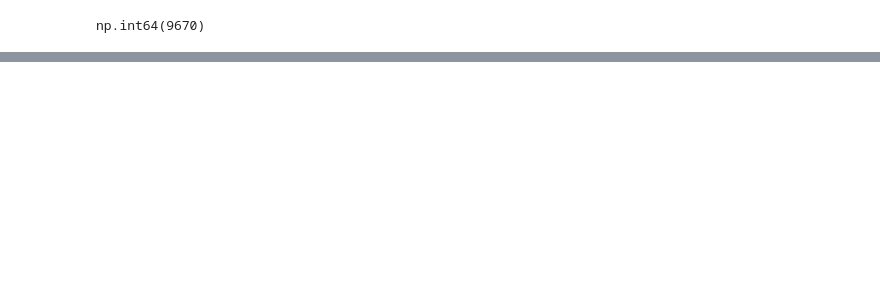
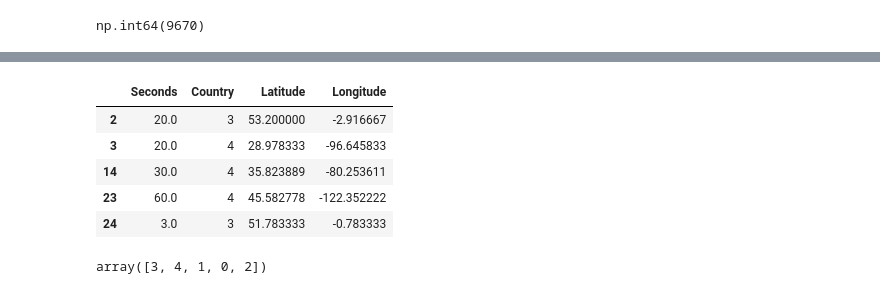
Before and after one commit to abdlhkr/ML-For-Beginners, a Jupyter notebook: 3-Web-App/1-Web-App/notebook.ipynb, the cells around one changed output, grey strips where cells are left out. Saved outputs shown, nothing was run; the diff lists cells and outputs as text; code cells hidden in the pictures; blank space fills up the shorter version.

```diff
--- a/3-Web-App/1-Web-App/notebook.ipynb
+++ b/3-Web-App/1-Web-App/notebook.ipynb
@@ -72,0 +106,4 @@ np.int64(9670)
+# %%
+ufos = ufos[(ufos['Seconds'] >= 1) & (ufos['Seconds'] <= 60)]
+
+ufos.info()
@@ -72,0 +122,21 @@ np.int64(9670)
+# %%
+from sklearn.preprocessing import LabelEncoder
+
+
+ufos['Country'] = LabelEncoder().fit_transform(ufos['Country'])
+
+
+ufos.head()
+# %% [output]
+|  | Seconds | Country | Latitude | Longitude |
+| 2 | 20.0 | 3 | 53.200000 | -2.916667 |
+| 3 | 20.0 | 4 | 28.978333 | -96.645833 |
+| 14 | 30.0 | 4 | 35.823889 | -80.253611 |
+| 23 | 60.0 | 4 | 45.582778 | -122.352222 |
+| 24 | 3.0 | 3 | 51.783333 | -0.783333 |
+# %%
+
+ufos['Country'].unique()
+# we only have 5 countries
+# %% [output]
+array([3, 4, 1, 0, 2])
```
Also changed, not shown: parts of 13 cells of this notebook, 5 other files.
